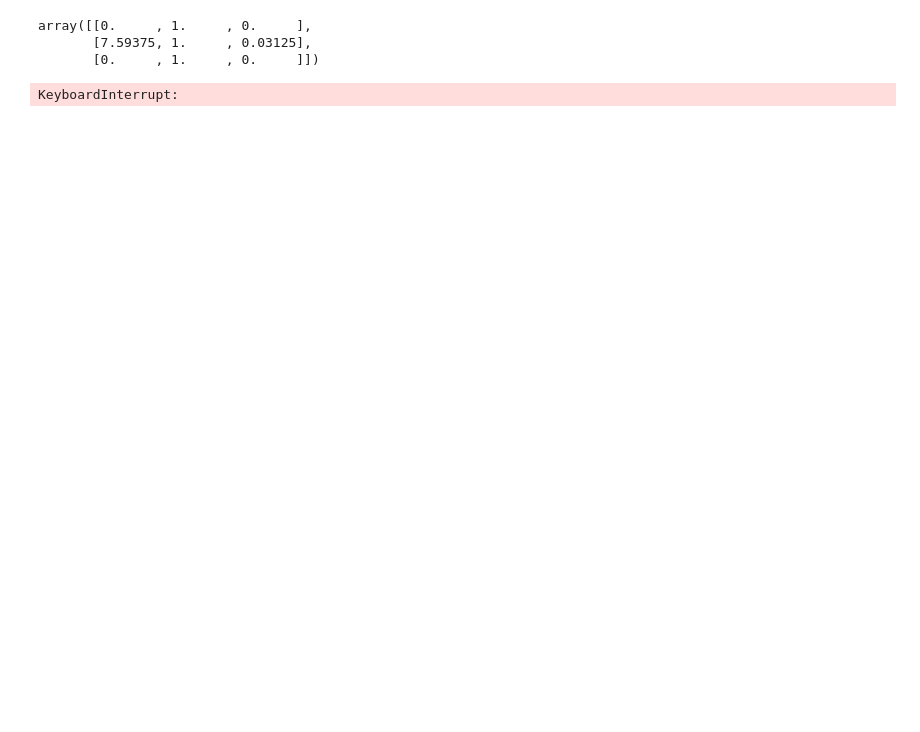
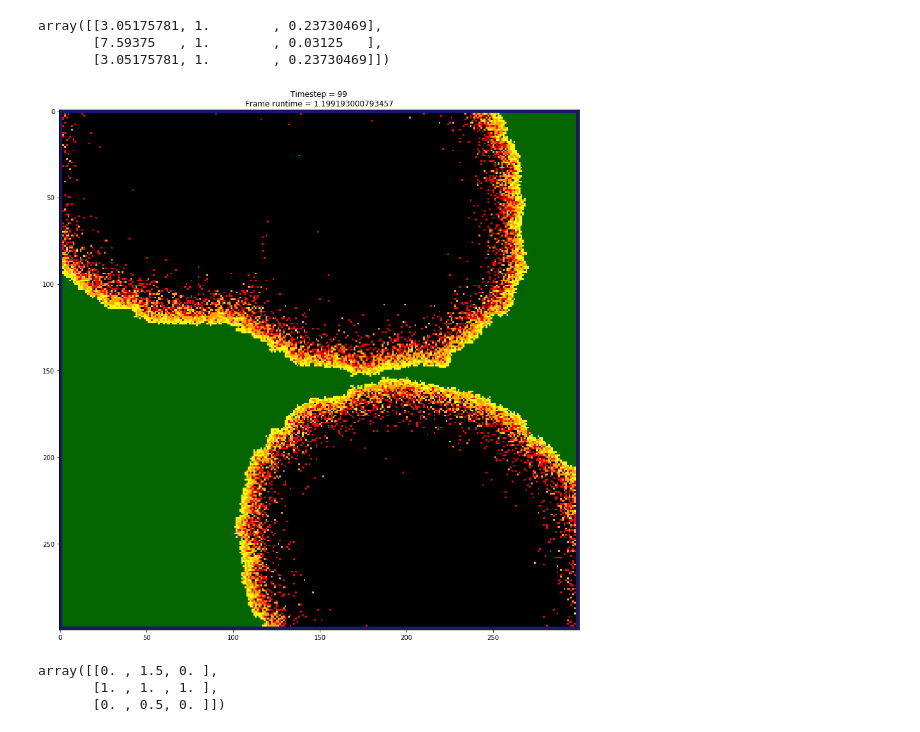
Before and after one commit to RutgervanWoerkom/Project-Computational-Science-Group-6, a Jupyter notebook: code/forest_fires.ipynb, the cells around one changed output. Saved outputs shown, nothing was run; the diff lists cells and outputs as text; code cells hidden in the pictures; blank space fills up the shorter version.

Commit message:
fire with wind correct flip

```diff
--- a/code/forest_fires.ipynb
+++ b/code/forest_fires.ipynb
@@ -58,6 +56,11 @@ def wind_matrix(degrees, multiplier=1):
     w_diff = min(abs(270 - degrees), abs(270 - (degrees + 360))) / 180
     e_diff = min(abs(90  - degrees), abs(90  - (degrees + 360))) / 180
 
+    nw_diff = min(abs(315 - degrees), abs(315 - (degrees + 360))) / 180
+    sw_diff = min(abs(225 - degrees), abs(225 - (degrees + 360))) / 180
+    se_diff = min(abs(135 - degrees), abs(135 - (degrees + 360))) / 180
+    ne_diff = min(abs(45  - degrees), abs(45  - (degrees + 360))) / 180
+
     wind_matrix = np.zeros((3,3))
     wind_matrix[1, 1] = 1
 
@@ -66,6 +69,11 @@ def wind_matrix(degrees, multiplier=1):
     wind_matrix[1, 0] = (1 + (w_diff - .5)) ** multiplier
     wind_matrix[1, 2] = (1 + (e_diff - .5)) ** multiplier
 
+    wind_matrix[0, 0] = (1 + (nw_diff - .5)) ** multiplier
+    wind_matrix[2, 0] = (1 + (sw_diff - .5)) ** multiplier
+    wind_matrix[2, 2] = (1 + (se_diff - .5)) ** multiplier
+    wind_matrix[0, 2] = (1 + (ne_diff - .5)) ** multiplier
+
     if mirror:
         wind_matrix = np.flip(np.flip(wind_matrix, 0), 1)
 
@@ -73,8 +81,8 @@ def wind_matrix(degrees, multiplier=1):
 
 wind_matrix(90, 5)
 # %% [output]
-array([[0.     , 1.     , 0.     ],
-       [7.59375, 1.     , 0.03125],
-       [0.     , 1.     , 0.     ]])
+array([[3.05175781, 1.        , 0.23730469],
+       [7.59375   , 1.        , 0.03125   ],
+       [3.05175781, 1.        , 0.23730469]])
 # %%
 class ForestFires:
@@ -212,9 +225,8 @@ class Vegetation:
         self.status = status
         self.height = height
 # %%
-def forest_fire_simulation(iterations, height, width, rand_forest=False,
-                           vegetation_ratio=0.5, init_burning_ratio=0.05, init_ratio_burned=0.5,
-                           wind_dir=270, wind_speed=1):
+def forest_fire_simulation(iterations, height, width, wind_dir, wind_speed, rand_forest=False,
+                           vegetation_ratio=0.5, init_burning_ratio=0.05):
     map_array = None
 
     if rand_forest:
@@ -222,8 +234,7 @@ def forest_fire_simulation(iterations, height, width, rand_forest=False,
     else:
         map_array = generate_map_australia(width, height)
 
-    forest_sim = ForestFires(map_array, init_burning_ratio=init_burning_ratio,
-                             wind_dir=wind_dir, wind_speed=wind_speed)
+    forest_sim = ForestFires(map_array, init_burning_ratio, wind_dir, wind_speed)
 
     iterations = iterations
     t = time.time
@@ -236,17 +247,23 @@ def forest_fire_simulation(iterations, height, width, rand_forest=False,
         prev_runtime = t2-t1
 # %%
 iterations = 100
-width = 200
-height = 200
+width = 300
+height = 300
 vegetation_ratio = 1
-init_burning_ratio = 0.0001
+init_burning_ratio = 0.00005
 init_ratio_burned = 0.8
-wind_dir = 0
-wind_speed = 5
+wind_dir = 180
+wind_speed = 0
 rand_forest=True
 
-forest_fire_simulation(iterations, height, width, rand_forest,
-                       vegetation_ratio, init_burning_ratio,
-                       wind_dir, wind_speed)
+forest_fire_simulation(iterations, height, width, wind_dir, wind_speed, rand_forest=rand_forest,
+                       vegetation_ratio=vegetation_ratio, init_burning_ratio=init_burning_ratio)
 # %% [output]
-KeyboardInterrupt:
+[figure, added]
+# %%
+wind = wind_matrix(180,5)
+wind
+# %% [output]
+array([[0. , 1.5, 0. ],
+       [1. , 1. , 1. ],
+       [0. , 0.5, 0. ]])
```
Also changed, not shown: parts of 4 cells of this notebook.
